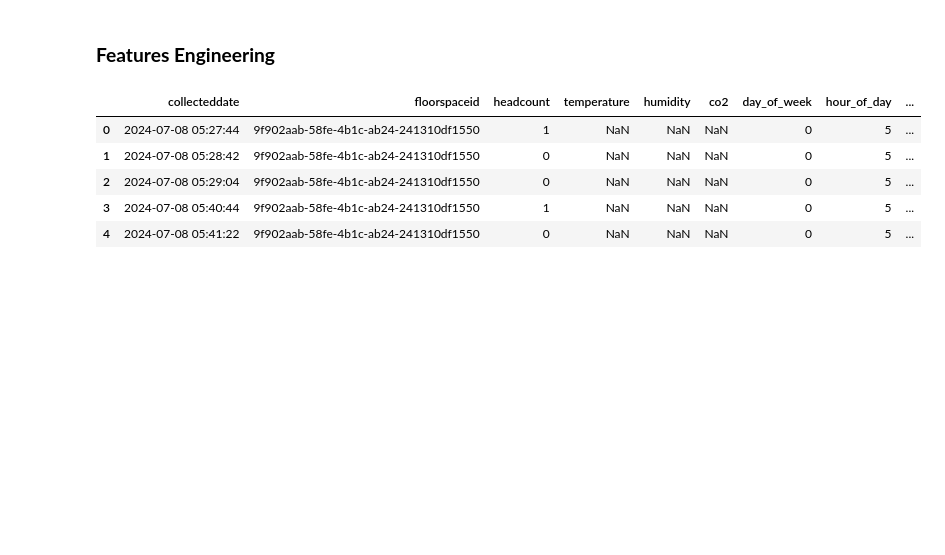
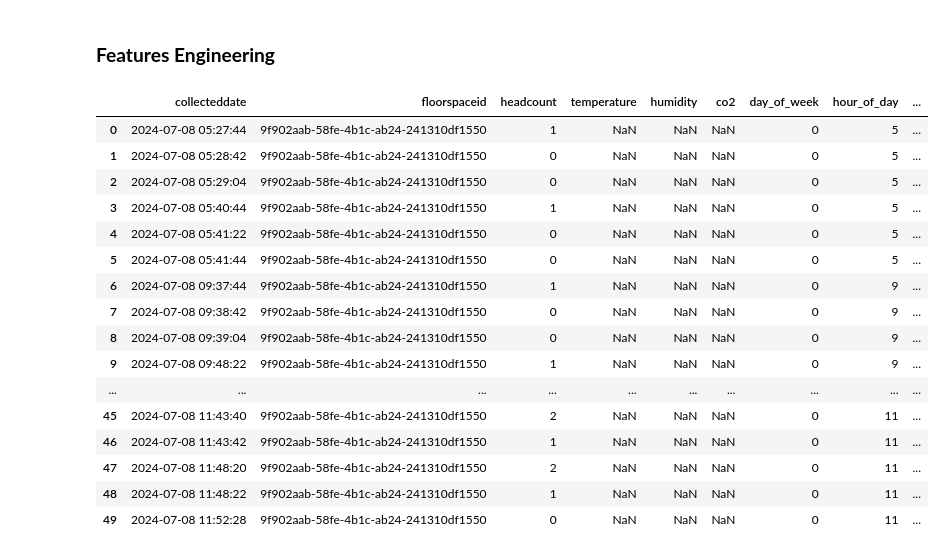
Before and after one commit to MIL-Project2/DR-DT, a Jupyter notebook: Occupancy_Prediction_Ver1_2.ipynb, the cells around one changed output. Drawn from its saved outputs; the diff is of its cells as text; code cells hidden in the pictures; blank space fills up the shorter version.

```diff
--- a/Occupancy_Prediction_Ver1_2.ipynb
+++ b/Occupancy_Prediction_Ver1_2.ipynb
@@ -227,26 +227,49 @@ display(df.head())
 | 4 | 2024-07-08 05:41:22 | 9f902aab-58fe-4b1c-ab24-241310df1550 | 0 | NaN | NaN | NaN | 0 | 5 | ... |
 # %% [markdown]
 ### **Features Engineering**
-# %%
-# Sort by timestamp to ensure correct lag and rolling calculations
-df = df.sort_values(by='collecteddate').reset_index(drop=True)
-
-# Calculate lag features for 'headcount' (occupancy)
-df['occupancy_lag_5min'] = df['headcount'].shift(1)  # Assuming 5-minute intervals
-df['occupancy_lag_10min'] = df['headcount'].shift(2)
-df['occupancy_lag_15min'] = df['headcount'].shift(3)
-
-# Calculate rolling features. For a 15-minute window with 5-minute intervals, this is a 3-period window.
-# min_periods=1 allows calculation even with fewer than 3 values at the start.
-df['occupancy_rolling_15min'] = df['headcount'].rolling(window=3, min_periods=1).mean()
-df['co2_rolling_15min'] = df['co2'].rolling(window=3, min_periods=1).mean()
-df['temperature_rolling_15min'] = df['temperature'].rolling(window=3, min_periods=1).mean()
-
-display(df.head())
-# %% [output]
-|  | collecteddate | floorspaceid | headcount | temperature | humidity | co2 | day_of_week | hour_of_day | ... |
-| 0 | 2024-07-08 05:27:44 | 9f902aab-58fe-4b1c-ab24-241310df1550 | 1 | NaN | NaN | NaN | 0 | 5 | ... |
-| 1 | 2024-07-08 05:28:42 | 9f902aab-58fe-4b1c-ab24-241310df1550 | 0 | NaN | NaN | NaN | 0 | 5 | ... |
-| 2 | 2024-07-08 05:29:04 | 9f902aab-58fe-4b1c-ab24-241310df1550 | 0 | NaN | NaN | NaN | 0 | 5 | ... |
-| 3 | 2024-07-08 05:40:44 | 9f902aab-58fe-4b1c-ab24-241310df1550 | 1 | NaN | NaN | NaN | 0 | 5 | ... |
-| 4 | 2024-07-08 05:41:22 | 9f902aab-58fe-4b1c-ab24-241310df1550 | 0 | NaN | NaN | NaN | 0 | 5 | ... |
+# %%
+# 1. Sort the DataFrame by 'floorspaceid' and 'collecteddate'.
+# This is crucial for correct time-series operations within each group.
+df = df.sort_values(by=['floorspaceid', 'collecteddate']).reset_index(drop=True)
+
+# 2. Temporarily set 'collecteddate' as the index for time-series operations.
+df_indexed = df.set_index('collecteddate')
+
+# 3. Calculate time-based lag features for 'headcount' per 'floorspaceid'.
+# These features will now reflect values from actual 5, 10, or 15 minutes ago.
+for lag_minutes in [5, 10, 15]:
+    lag_col_name = f'occupancy_lag_{lag_minutes}min'
+    df_indexed[lag_col_name] = df_indexed.groupby('floorspaceid')['headcount'].shift(freq=f'{lag_minutes}min')
+
+# 4. Calculate time-based rolling features per 'floorspaceid'.
+# The '15min' window now considers all values within the last 15 minutes.
+for feature in ['headcount', 'co2', 'temperature']:
+    rolling_col_name = f'{feature}_rolling_15min'
+    # .rolling() on a GroupBy object with a time window returns a Series with a MultiIndex.
+    # .reset_index(level=0, drop=True) is used to drop the 'floorspaceid' level,
+    # leaving 'collecteddate' as the index for correct alignment.
+    df_indexed[rolling_col_name] = df_indexed.groupby('floorspaceid')[feature].rolling('15min', min_periods=1).mean().reset_index(level=0, drop=True)
+
+# 5. Reset the index to bring 'collecteddate' back as a column
+# and update the original DataFrame 'df' with all new features.
+df = df_indexed.reset_index()
+
+display(df.head(50))
+# %% [output]
+|  | collecteddate | floorspaceid | headcount | temperature | humidity | co2 | day_of_week | hour_of_day | ... |
+| 0 | 2024-07-08 05:27:44 | 9f902aab-58fe-4b1c-ab24-241310df1550 | 1 | NaN | NaN | NaN | 0 | 5 | ... |
+| 1 | 2024-07-08 05:28:42 | 9f902aab-58fe-4b1c-ab24-241310df1550 | 0 | NaN | NaN | NaN | 0 | 5 | ... |
+| 2 | 2024-07-08 05:29:04 | 9f902aab-58fe-4b1c-ab24-241310df1550 | 0 | NaN | NaN | NaN | 0 | 5 | ... |
+| 3 | 2024-07-08 05:40:44 | 9f902aab-58fe-4b1c-ab24-241310df1550 | 1 | NaN | NaN | NaN | 0 | 5 | ... |
+| 4 | 2024-07-08 05:41:22 | 9f902aab-58fe-4b1c-ab24-241310df1550 | 0 | NaN | NaN | NaN | 0 | 5 | ... |
+| 5 | 2024-07-08 05:41:44 | 9f902aab-58fe-4b1c-ab24-241310df1550 | 0 | NaN | NaN | NaN | 0 | 5 | ... |
+| 6 | 2024-07-08 09:37:44 | 9f902aab-58fe-4b1c-ab24-241310df1550 | 1 | NaN | NaN | NaN | 0 | 9 | ... |
+| 7 | 2024-07-08 09:38:42 | 9f902aab-58fe-4b1c-ab24-241310df1550 | 0 | NaN | NaN | NaN | 0 | 9 | ... |
+| 8 | 2024-07-08 09:39:04 | 9f902aab-58fe-4b1c-ab24-241310df1550 | 0 | NaN | NaN | NaN | 0 | 9 | ... |
+| 9 | 2024-07-08 09:48:22 | 9f902aab-58fe-4b1c-ab24-241310df1550 | 1 | NaN | NaN | NaN | 0 | 9 | ... |
+| ... | ... | ... | ... | ... | ... | ... | ... | ... | ... |
+| 45 | 2024-07-08 11:43:40 | 9f902aab-58fe-4b1c-ab24-241310df1550 | 2 | NaN | NaN | NaN | 0 | 11 | ... |
+| 46 | 2024-07-08 11:43:42 | 9f902aab-58fe-4b1c-ab24-241310df1550 | 1 | NaN | NaN | NaN | 0 | 11 | ... |
+| 47 | 2024-07-08 11:48:20 | 9f902aab-58fe-4b1c-ab24-241310df1550 | 2 | NaN | NaN | NaN | 0 | 11 | ... |
+| 48 | 2024-07-08 11:48:22 | 9f902aab-58fe-4b1c-ab24-241310df1550 | 1 | NaN | NaN | NaN | 0 | 11 | ... |
+| 49 | 2024-07-08 11:52:28 | 9f902aab-58fe-4b1c-ab24-241310df1550 | 0 | NaN | NaN | NaN | 0 | 11 | ... |
```
Also changed, not shown: parts of 1 cell of this notebook.
